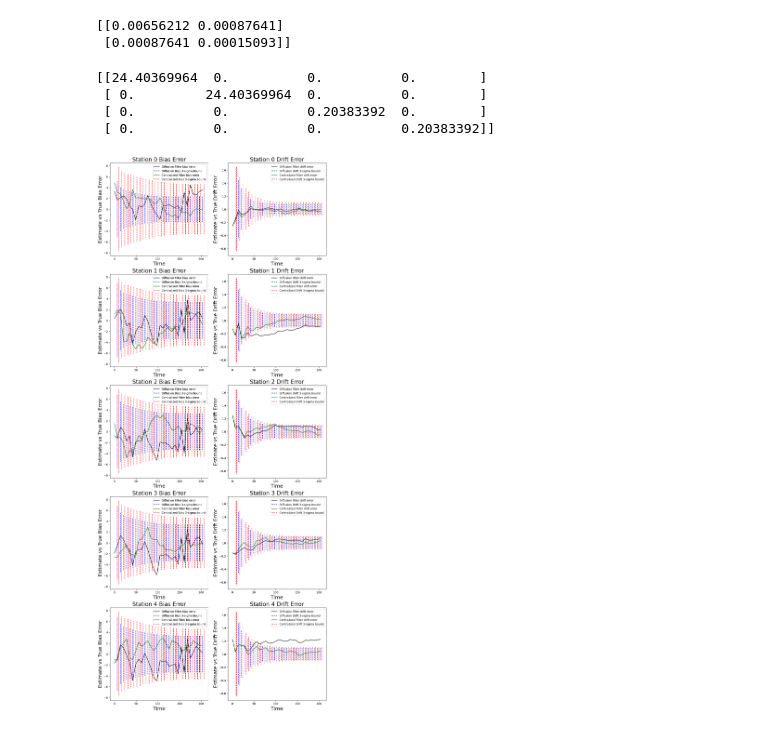
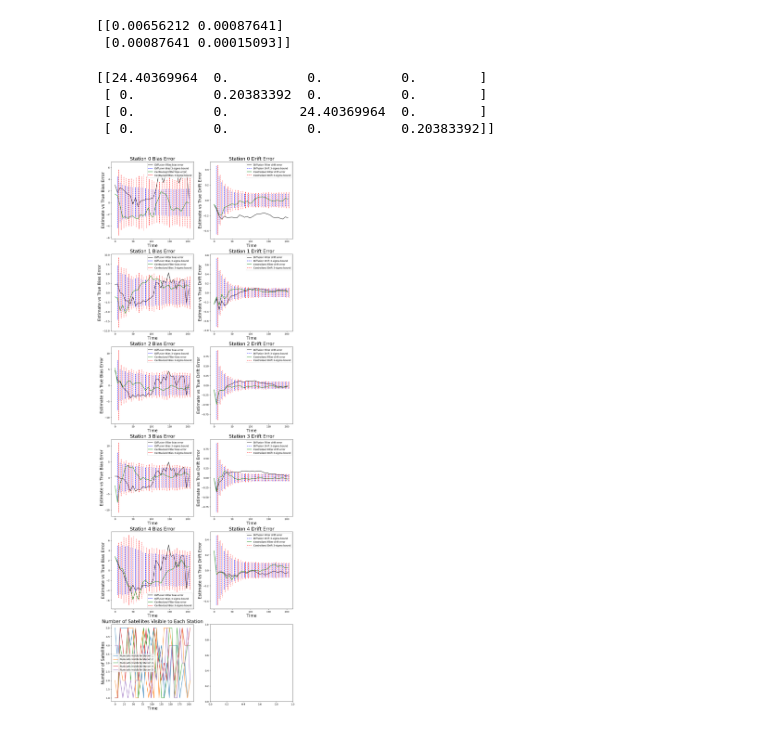
Before and after one commit to RIPS-2024-Aerospace/Aerospace-Project, a Jupyter notebook: FilterComparison.ipynb, the cells around one changed output. Cells and saved outputs as stored; diff of their text form; code cells hidden in the pictures.

Commit message:
Added functionality for variable number of satellites at each stn

```diff
--- a/FilterComparison.ipynb
+++ b/FilterComparison.ipynb
@@ -56,22 +56,17 @@ s_pll = (B_pll/(CN0))*(1+(1/(2*T*CN0)))
 prr_var = ((c**2)/((2*pi*f_L1 * T)**2)) * (s_pll)
 
 
-R = lambda N :np.block([[pr_var*np.eye(N,N),np.zeros((N,N))],[np.zeros((N,N)),prr_var*np.eye(N,N)]])
+R = lambda N : np.kron(np.eye(N),np.array([[pr_var,0],[0,prr_var]]))
 print(R(2))
 # %% [output]
 [[24.40369964  0.          0.          0.        ]
- [ 0.         24.40369964  0.          0.        ]
- [ 0.          0.          0.20383392  0.        ]
+ [ 0.          0.20383392  0.          0.        ]
+ [ 0.          0.         24.40369964  0.        ]
  [ 0.          0.          0.          0.20383392]]
 # %%
-H_cf = np.array([[1, 0], [1, 0], [0, 1], [0, 1]])
-H_20x10 = np.zeros((20, 10))
-for k in range(0, 20, 4):
-    H_20x10[k:k+4, k//2:k//2+2] = H_cf
+R_cf = lambda num_msmts: np.kron(np.eye(sum(num_msmts)),R(1))
 
-R_20x20 = np.kron(np.eye(n),R(2))
-
-measure_noise = lambda : np.linalg.cholesky(R_20x20) @ np.random.normal(np.array([[0 for _ in range(20)]]).T)
+measure_noise = lambda num_msmts : np.linalg.cholesky(R_cf(num_msmts)) @ np.random.normal(np.array([[0 for _ in range(2*sum(num_msmts))]]).T)
 
 Q_10x10 = np.kron(np.eye(n),Q)
 #Process Noise
@@ -113,13 +108,13 @@ stations = [Station(i) for i in range(n)]
 
 filter_initialize(stations,D,x0,P)
 
-kf = KalmanFilter(A = F_full, H = H_20x10, Q = Q_10x10, R = R_20x20, P = P_prev, x0 = x0_cf)
+kf = KalmanFilter(A = F_full, H = H_cf, Q = Q_10x10, R = R_cf, P = P_prev, x0 = x0_cf)
 #For the first iteration these are our cross_links
 # %%
 iterations = 30
 
 truth = np.zeros((iterations,2*n,1))
-measurements = np.zeros((iterations,4*n,1))
+measurements = []
 
 raw_pred_df = np.zeros((iterations,n,2,1))
 predictions_df = np.zeros((iterations,n,2,1))
@@ -133,6 +128,9 @@ errors_cf = []
 P_hist_cf = []
 #Process Noise
 
+num_msmts = np.random.randint(1,6,(iterations,n))
+# num_msmts = np.array([[0,2,2,3,3] for _ in range(iterations)])
+
 for i in range(iterations):
     #This is our new truth
 
@@ -143,12 +141,13 @@ for i in range(iterations):
     true_biases = [x[::2][i]/c for i in range(n)]
     true_drifts = [x[1::2][i]/c for i in range(n)]
 
-    z = (H_20x10 @ truth[i]) + measure_noise()
-    gps_measurements = [z[4*k:4*(k+1)] for k in range(n)]
-    measurements[i] = z
+    z = (H_cf(num_msmts[i]) @ truth[i]) + measure_noise(num_msmts[i])
+    gps_measurements = [z[(2*sum(num_msmts[i][:k])):(2*sum(num_msmts[i][:k+1]))] for k in range(n)]
+    measurements.append(z)
 
     kf.predict()
-    kf.update(z) # Correct estimate using measurement
+    if sum(num_msmts[i]) > 0:
+        kf.update(z,num_msmts[i]) # Correct estimate using measurement
 
     predictions_cf.append(kf.x) # Record updated estimate and error
     errors_cf.append(kf.x - truth[i])
@@ -158,17 +157,17 @@ for i in range(iterations):
 
     if i == 0:
         time_x,gps_x,time_ests, cov_ests = diffusion_filter_iteration(
-            stations,Q,R,C,gps_measurements,None,None,true_biases,true_drifts,T_g,dt,sigma_j)
+            stations,Q,R,C,gps_measurements,None,None,true_biases,true_drifts,T_g,dt,sigma_j,N=num_msmts[i])
     else:
        time_x,gps_x,time_ests, cov_ests = diffusion_filter_iteration(
-           stations,Q,R,C,gps_measurements,time_ests,cov_ests,true_biases,true_drifts,T_g,dt,sigma_j)
+           stations,Q,R,C,gps_measurements,time_ests,cov_ests,true_biases,true_drifts,T_g,dt,sigma_j,N=num_msmts[i])
     errors_df[i] = np.array([station.x - get_station_truth(x,station.id) for station in stations])
     raw_pred_df[i] = np.array(time_x)
     updated_pred[i] = np.array(gps_x)
     predictions_df[i] = np.array([stn.x for stn in stations])
 
     cross_link_time = [stn.local_time['Bp']-stn.local_time['n'] for stn in stations]
-    P_prev = get_full_diff_cov(C,[station.P for station in stations],[2 for _ in range(n)],P_prev,stations,F,R,Q,sigma_j,cross_link_time)
+    P_prev = get_full_diff_cov(C,[station.P for station in stations],num_msmts[i],P_prev,stations,F,R,Q,sigma_j,cross_link_time)
     full_P_hist_df[i] = P_prev
 
     P_hist_df[i] = np.array([station.P for station in stations])
@@ -177,7 +176,7 @@ for i in range(iterations):
 k = [0,1,2,3,4]
 
 num_rows = len(k)
-fig,axs = plt.subplots(num_rows,2, figsize=(14, 7*num_rows))
+fig,axs = plt.subplots(num_rows+1,2, figsize=(14, 7*(num_rows+1)))
 t_hist = np.arange(0, dt*iterations, dt)
 t_hist_cf = np.arange(3, dt*iterations, dt)
 
@@ -191,31 +190,39 @@ for inx,i in enumerate(k):
     axs[inx][0].plot(np.vstack([t_hist[1], t_hist[1]]), np.vstack([bias_cov[1], -bias_cov[1]]), 'b--', label = "Diffusion Bias 3-sigma bound")
     axs[inx][0].plot(np.vstack([t_hist[2:], t_hist[2:]]), np.vstack([bias_cov[2:], -bias_cov[2:]]), 'b--')
     error_bias_cf = errors_cf[:, 2*i]
     bias_cov_k = 3*np.sqrt(P_hist_cf[:, 2*i, 2*i])
     axs[inx][0].plot(t_hist, error_bias_cf, label=f'Centralized Filter bias error',color = "green")
     axs[inx][0].plot(np.vstack([t_hist_cf[1], t_hist_cf[1]]), np.vstack([bias_cov_k[1], -bias_cov_k[1]]), 'r--',label = "Centralized Bias 3-sigma bound")
     axs[inx][0].plot(np.vstack([t_hist_cf[2:], t_hist_cf[2:]]), np.vstack([bias_cov_k[2:], -bias_cov_k[2:]]), 'r--')
     axs[inx][0].legend()
     axs[inx][0].set_title("Station "+str(i)+" Bias Error", fontsize = 20)
     axs[inx][0].set_xlabel("Time", fontsize = 18)
     axs[inx][0].set_ylabel("Estimate vs True Bias Error", fontsize = 18)
 
     axs[inx][1].plot(t_hist, errors_df[:, i,1,0], 'k', label = "Diffusion Filter drift error")
     drift_cov = 3*np.sqrt(P_hist_df[:, i,1,1])
     axs[inx][1].plot(np.vstack([t_hist[1], t_hist[1]]), np.vstack([drift_cov[1], -drift_cov[1]]), 'b--', label = "Diffusion Drift 3-sigma bound")
     axs[inx][1].plot(np.vstack([t_hist[2:], t_hist[2:]]), np.vstack([drift_cov[2:], -drift_cov[2:]]), 'b--')
     error_drift = errors_cf[:, 2*i+1]
     drift_cov_k = 3*np.sqrt(P_hist_cf[:, 2*i+1, 2*i+1])
     axs[inx][1].plot(t_hist, error_drift, label=f'Centralized Filter drift error',color = "green")
     axs[inx][1].plot(np.vstack([t_hist_cf[1], t_hist_cf[1]]), np.vstack([drift_cov_k[1], -drift_cov_k[1]]), 'r--', label = "Centralized Drift 3-sigma bound")
     axs[inx][1].plot(np.vstack([t_hist_cf[2:], t_hist_cf[2:]]), np.vstack([drift_cov_k[2:], -drift_cov_k[2:]]), 'r--')
     axs[inx][1].legend()
     axs[inx][1].set_title("Station "+str(i)+" Drift Error", fontsize = 20)
     axs[inx][1].set_xlabel("Time", fontsize = 18)
     axs[inx][1].set_ylabel("Estimate vs True Drift Error", fontsize = 18)
 
+for i in range(n):
+    axs[-1][0].plot(t_hist,num_msmts[:,i], label = f"Num sats visible to Station {i+1}")
+
+axs[-1][0].legend()
+axs[-1][0].set_title("Number of Satellites Visible to Each Station", fontsize = 20)
+axs[-1][0].set_xlabel("Time", fontsize = 18)
+axs[-1][0].set_ylabel("Number of Satellites", fontsize = 18)
+
 
 
 plt.show()
 # %% [output]
-[figure, old version]
+[figure, new version]
```
Also changed, not shown: 2 other files.
